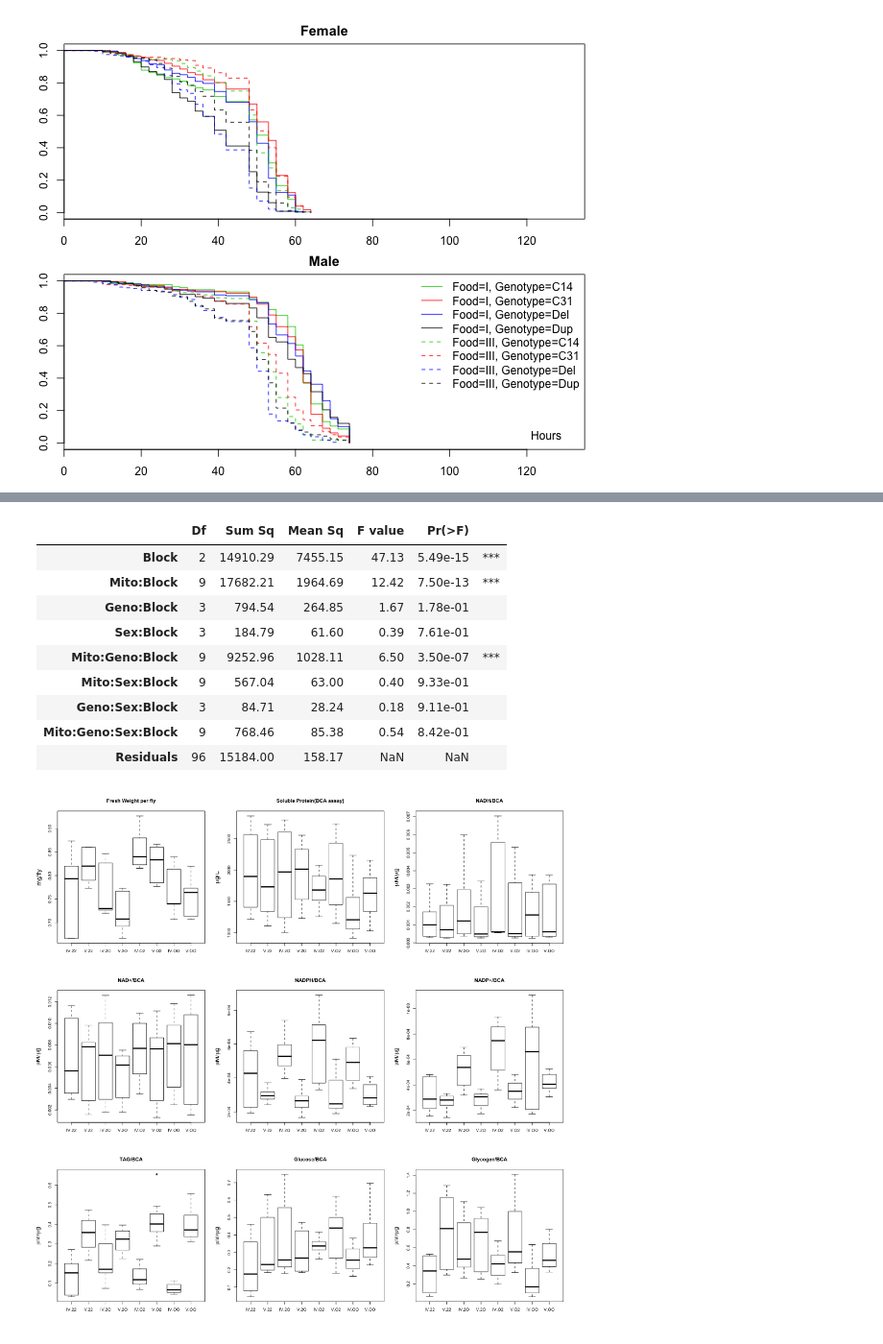
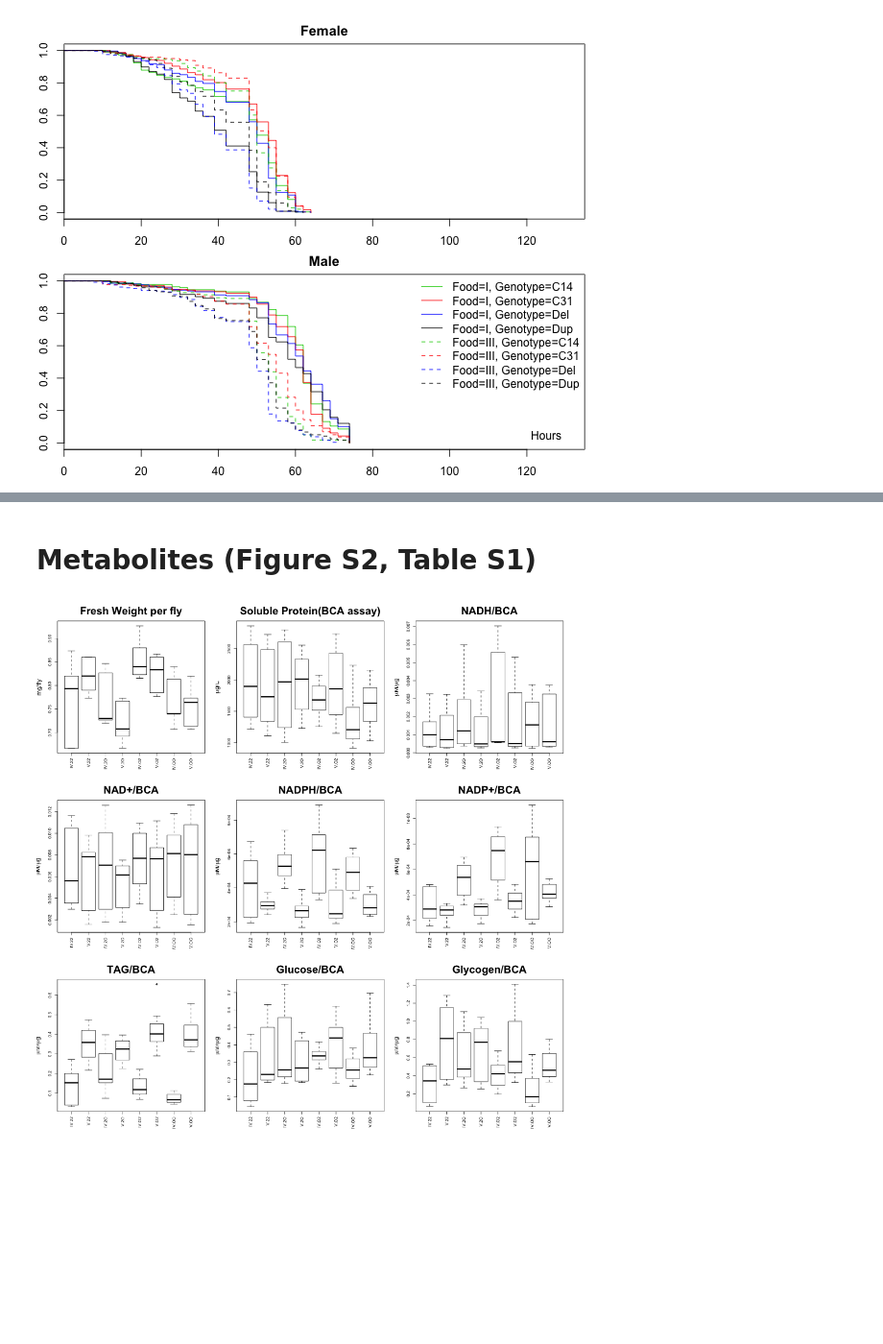
Before and after one commit to ctzhu/Sir2_figs, a Jupyter notebook: Figures.ipynb, the cells around one changed output, grey strips where cells are left out. Shown at 96% size. Drawn from its saved outputs; the diff is of its cells as text; code cells hidden in the pictures; blank space fills up the shorter version.

```diff
--- a/Figures.ipynb
+++ b/Figures.ipynb
@@ -3,12 +3,16 @@ import matplotlib as mpl
 import matplotlib.pyplot as plt
 import os
 import rpy2.robjects as robjects
+from rpy2.robjects import pandas2ri
 import pandas.rpy.common as com
 import pandas as pd
 import numpy as np
 from deday_dev.util import prob_to_code
 %matplotlib inline
 %load_ext rpy2.ipython
+
 pd.set_option('display.precision', 3)
+plt.rcParams['font.family'] = 'Arial'
+pandas2ri.activate()
 # %% [output]
 See here for a guide on how to port your code to rpy2: http://pandas.pydata.org/pandas-docs/stable/r_interface.html
@@ -289,36 +293,25 @@ boxplot(Counts~Mito*Geno, data=df, ylab='No.offspring (5 mating pairs)', xlab='M
-# %%
-temp_df = com.convert_robj(robjects.globalenv.get('aov1')[0])
-temp_df[' '] = map(prob_to_code, temp_df['Pr(>F)'])
-table_list.append(temp_df.to_html())
-temp_df
-# %% [output]
-|  | Df | Sum Sq | Mean Sq | F value | Pr(>F) |  |
-| Block | 2 | 14910.29 | 7455.15 | 47.13 | 5.49e-15 | *** |
-| Mito:Block | 9 | 17682.21 | 1964.69 | 12.42 | 7.50e-13 | *** |
-| Geno:Block | 3 | 794.54 | 264.85 | 1.67 | 1.78e-01 |  |
-| Sex:Block | 3 | 184.79 | 61.60 | 0.39 | 7.61e-01 |  |
-| Mito:Geno:Block | 9 | 9252.96 | 1028.11 | 6.50 | 3.50e-07 | *** |
-| Mito:Sex:Block | 9 | 567.04 | 63.00 | 0.40 | 9.33e-01 |  |
-| Geno:Sex:Block | 3 | 84.71 | 28.24 | 0.18 | 9.11e-01 |  |
-| Mito:Geno:Sex:Block | 9 | 768.46 | 85.38 | 0.54 | 8.42e-01 |  |
-| Residuals | 96 | 15184.00 | 158.17 | NaN | NaN |  |
+# %% [markdown]
+# Metabolites (Figure S2, Table S1)
 # %%
 %%R -w 1000 -h 1000
 setwd('/Users/user/Work/Sir2_figs')
 df   <- read.csv('Sir2_dup_del_Biochem_VIV.CSV')
 par(mfrow=c(3,3))
 umug=expression(paste(mu, 'M/', mu, 'g'))
-boxplot(fly_per~food*genotype, data=df, main='Fresh Weight per fly', ylab='mg/fly', cex.lab=1.5)
-boxplot(BCA~food*genotype, data=df, main='Soluble Protein(BCA assay)', ylab=expression(paste(mu, 'g/L')), cex.lab=1.5)
-boxplot(NADH_BCA~food*genotype, data=df, main='NADH/BCA', ylab=umug, cex.lab=1.5)
-boxplot(NAD_BCA~food*genotype, data=df, main='NAD+/BCA', ylab=umug, cex.lab=1.5)
-boxplot(NADPH_BCA~food*genotype, data=df, main='NADPH/BCA', ylab=umug, cex.lab=1.5)
-boxplot(NADP_BCA~food*genotype, data=df, main='NADP+/BCA', ylab=umug, cex.lab=1.5)
-boxplot(TAG_BCA~food*genotype, data=df, main='TAG/BCA', ylab=umug, cex.lab=1.5)
-boxplot(Glc_BCA~food*genotype, data=df, main='Glucose/BCA', ylab=umug, cex.lab=1.5)
-boxplot(Gly_BCA~food*genotype, data=df, main='Glycogen/BCA', ylab=umug, cex.lab=1.5)
+boxplot(fly_per~food*genotype, data=df, main='Fresh Weight per fly', ylab='mg/fly',
+        cex.lab=1.5, las=3, cex.main=2.5)
+boxplot(BCA~food*genotype, data=df, main='Soluble Protein(BCA assay)', ylab=expression(paste(mu, 'g/L')),
+        cex.lab=1.5, las=3, cex.main=2.5)
+boxplot(NADH_BCA~food*genotype, data=df, main='NADH/BCA', ylab=umug, cex.lab=1.5, las=3, cex.main=2.5)
+boxplot(NAD_BCA~food*genotype, data=df, main='NAD+/BCA', ylab=umug, cex.lab=1.5, las=3, cex.main=2.5)
+boxplot(NADPH_BCA~food*genotype, data=df, main='NADPH/BCA', ylab=umug, cex.lab=1.5, las=3, cex.main=2.5)
+boxplot(NADP_BCA~food*genotype, data=df, main='NADP+/BCA', ylab=umug, cex.lab=1.5, las=3, cex.main=2.5)
+boxplot(TAG_BCA~food*genotype, data=df, main='TAG/BCA', ylab=umug, cex.lab=1.5, las=3, cex.main=2.5)
+boxplot(Glc_BCA~food*genotype, data=df, main='Glucose/BCA', ylab=umug, cex.lab=1.5, las=3, cex.main=2.5)
+boxplot(Gly_BCA~food*genotype, data=df, main='Glycogen/BCA', ylab=umug, cex.lab=1.5, las=3, cex.main=2.5)
+par(mfrow=c(1,1))
 # %% [output]
-[figure, old version]
+[figure, new version]
 # %%
 %%R
 setwd('/Users/user/Work/Sir2_figs')
```
Also changed, not shown: parts of 40 cells of this notebook, 27 other files.
